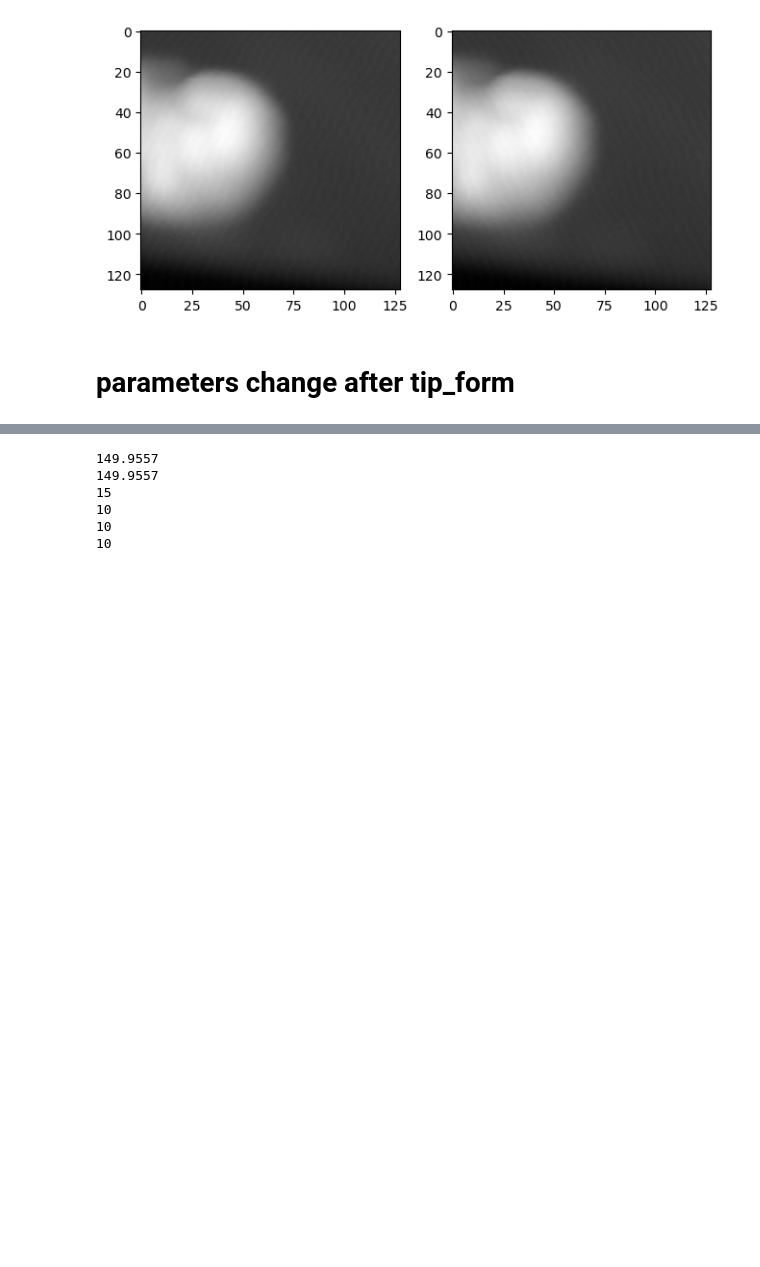
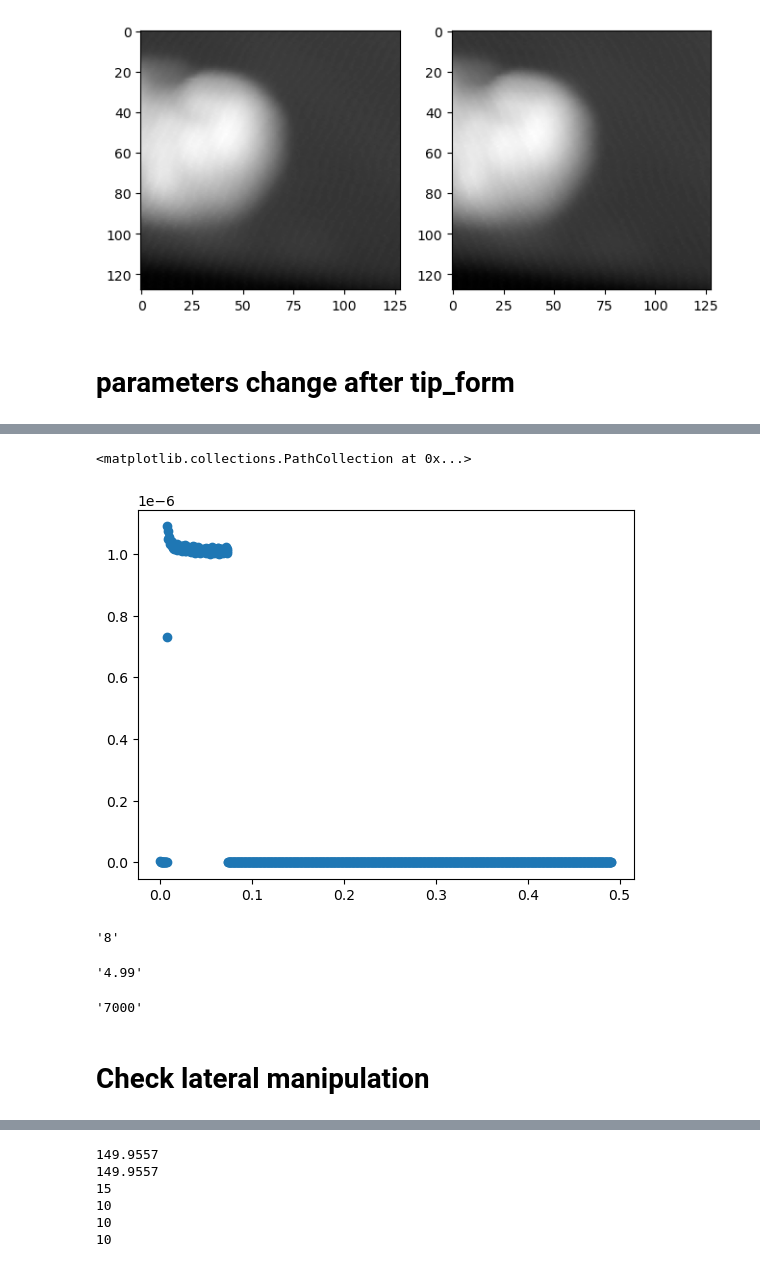
Before and after one commit to Meganwu/reaction_rl, a Jupyter notebook: train_single_atom_test_230920_dissociate.ipynb, the cells around one changed output, grey strips where cells are left out. Drawn from its saved outputs; the diff is of its cells as text; code cells hidden in the pictures; blank space fills up the shorter version.

```diff
--- a/train_single_atom_test_230920_dissociate.ipynb
+++ b/train_single_atom_test_230920_dissociate.ipynb
@@ -154,0 +172,22 @@ env.createc_controller.stm.btn_tipform(200, 10)
+# %%
+data=env.createc_controller.dissassmanipulation(60, 60, 5, 5, 500, np.array([79.99261284, 79.99261284]), 5)
+# %%
+plt.scatter(data.time, data.current)
+# %% [output]
+<matplotlib.collections.PathCollection at 0x...>
+[figure, added]
+# %%
+env.createc_controller.stm.getparam("Latmangain")
+# %% [output]
+'8'
+# %%
+env.createc_controller.stm.getparam("LatmanVolt") #(mV)
+# %% [output]
+'4.99'
+# %%
+
+env.createc_controller.stm.getparam("Latmanlgi") #(pA)
+# %% [output]
+'7000'
+# %% [markdown]
+# Check lateral manipulation
```
Also changed, not shown: parts of 12 cells of this notebook, 1 other file.
